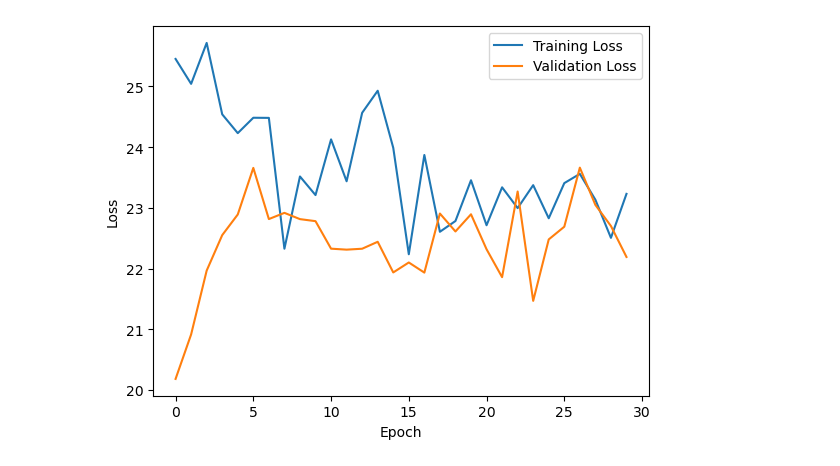
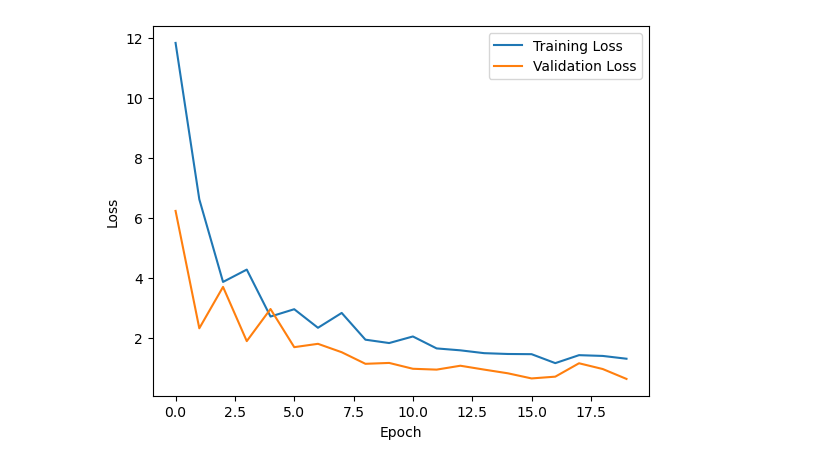
Before and after one commit to COrtsJosep/landscape-aesthetics, a Jupyter notebook: src/models/test.ipynb, the cells around one changed output. Drawn from its saved outputs; the diff is of its cells as text; code cells hidden in the pictures.

Commit message:
#52 delete version 1 file & debug model with weights

```diff
--- a/src/models/test.ipynb
+++ b/src/models/test.ipynb
@@ -206,66 +224,107 @@ class RegressionModel(nn.Module):
 # %%
 import matplotlib.pyplot as plt
 
-def train_model(feature_extractor, model, criterion, optimizer, scheduler, train_loader, val_loader, num_epochs=10):
+# def train_model(feature_extractor, model, criterion, optimizer, scheduler, train_loader, val_loader, num_epochs=10):
+#     train_losses = []
+#     val_losses = []
+#     for epoch in range(num_epochs):
+#         model.train()
+#         running_loss = 0.0
+
+#         for images, labels in train_loader:
+#             if images is None:  # skip invalid images
+#                     continue
+#             features = feature_extractor(images).view(images.size(0), -1)# 添加 .view 以确保特征形状正确
+#             optimizer.zero_grad()
+#             outputs = model(features)
+#             loss = criterion(outputs.squeeze(), labels)
+#             loss.backward()
+#             optimizer.step()
+#             running_loss += loss.item() * images.size(0)
+
+#         epoch_loss = running_loss / len(train_loader.dataset)
+#         train_losses.append(epoch_loss)
+#         print(f'Epoch {epoch+1}/{num_epochs}, Loss: {epoch_loss}')
+
+#         model.eval()
+#         val_loss = 0.0
+#         with torch.no_grad():
+#             for images, labels in val_loader:
+#                 if images is None:  # skip invalid images
+#                     continue
+#                 features = feature_extractor(images).view(images.size(0), -1)
+#                 outputs = model(features)
+#                 loss = criterion(outputs.squeeze(), labels)
+#                 val_loss += loss.item() * images.size(0)
+
+#         val_loss /= len(val_loader.dataset)
+#         val_losses.append(val_loss)
+#         print(f'Validation Loss: {val_loss}')
+
+#         scheduler.step()  # Update learning rate
+
+#     return train_losses, val_losses
+
+# modify the training code
+def train_model(feature_extractor, model, criterion, optimizer, train_loader, val_loader, num_epochs=10):
     train_losses = []
     val_losses = []
     for epoch in range(num_epochs):
         model.train()
         running_loss = 0.0
 
-        for images, labels in train_loader:
-            if images is None:  # skip invalid images
-                    continue
-            features = feature_extractor(images).view(images.size(0), -1)# 添加 .view 以确保特征形状正确
+        for images, labels, weights in train_loader:
+            images, labels, weights = torch.stack(images), torch.stack(labels), torch.stack(weights)
+            features = feature_extractor(images)
+            features = features.view(features.size(0), -1)
             optimizer.zero_grad()
             outputs = model(features)
             loss = criterion(outputs.squeeze(), labels)
-            loss.backward()
+            weighted_loss = (loss * weights).sum()  # weight loss
+            weighted_loss.backward()
             optimizer.step()
-            running_loss += loss.item() * images.size(0)
+            running_loss += weighted_loss.sum().item()
 
         epoch_loss = running_loss / len(train_loader.dataset)
         train_losses.append(epoch_loss)
         print(f'Epoch {epoch+1}/{num_epochs}, Loss: {epoch_loss}')
 
+        # validate the model
         model.eval()
         val_loss = 0.0
         with torch.no_grad():
-            for images, labels in val_loader:
-                if images is None:  # skip invalid images
-                    continue
-                features = feature_extractor(images).view(images.size(0), -1)
+            for images, labels, weights in val_loader:
+                images, labels, weights = torch.stack(images), torch.stack(labels), torch.stack(weights)
+                features = feature_extractor(images)
+                features = features.view(features.size(0), -1)
                 outputs = model(features)
                 loss = criterion(outputs.squeeze(), labels)
-                val_loss += loss.item() * images.size(0)
+                val_loss += (loss * weights).sum().item()
 
         val_loss /= len(val_loader.dataset)
         val_losses.append(val_loss)
         print(f'Validation Loss: {val_loss}')
 
-        scheduler.step()  # Update learning rate
-
     return train_losses, val_losses
-
 
 # Initialize feature extractor and regression model
 feature_extractor = ResNetFeatureExtractor()
 feature_extractor.eval()  # Set the feature extractor to evaluation mode
 input_dim = 2048  # ResNet50 feature dimension
-model = RegressionModel(input_dim)
+model = SimpleCNN(input_dim)
 
 # Define loss function and optimizer
 criterion = nn.MSELoss()
 optimizer = optim.Adam(model.parameters(), lr=0.001)
-scheduler = optim.lr_scheduler.StepLR(optimizer, step_size=7, gamma=0.1)  # Learning rate scheduler
+# scheduler = optim.lr_scheduler.StepLR(optimizer, step_size=7, gamma=0.1)  # Learning rate scheduler
 
 # training model
-train_losses, val_losses = train_model(feature_extractor, model, criterion, optimizer, scheduler, train_loader, val_loader, num_epochs=30)
+train_losses, val_losses = train_model(feature_extractor, model, criterion, optimizer, train_loader, val_loader, num_epochs=20)
 
 # Plot training and validation loss
 plt.figure()
-plt.plot(range(30), train_losses, label='Training Loss')
-plt.plot(range(30), val_losses, label='Validation Loss')
+plt.plot(range(20), train_losses, label='Training Loss')
+plt.plot(range(20), val_losses, label='Validation Loss')
 plt.xlabel('Epoch')
 plt.ylabel('Loss')
 plt.legend()
@@ -291,2 +350,2 @@ Validation Loss: 22.190837860107422
-[figure, old version]
+[figure, new version]
 # %%
```
Also changed, not shown: parts of 4 cells of this notebook, 4 other files.
